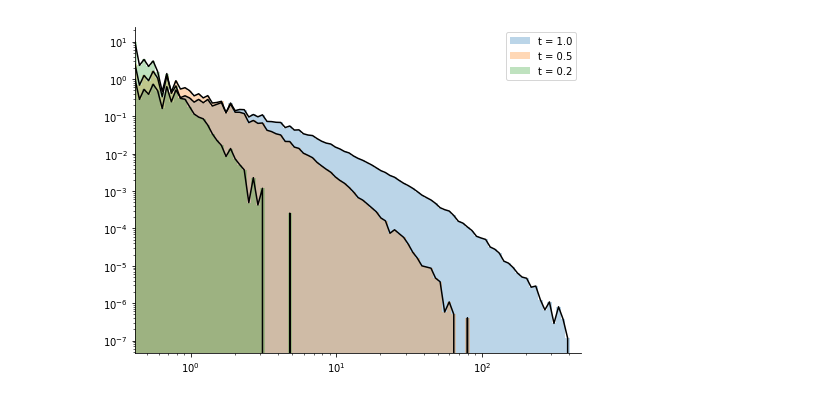
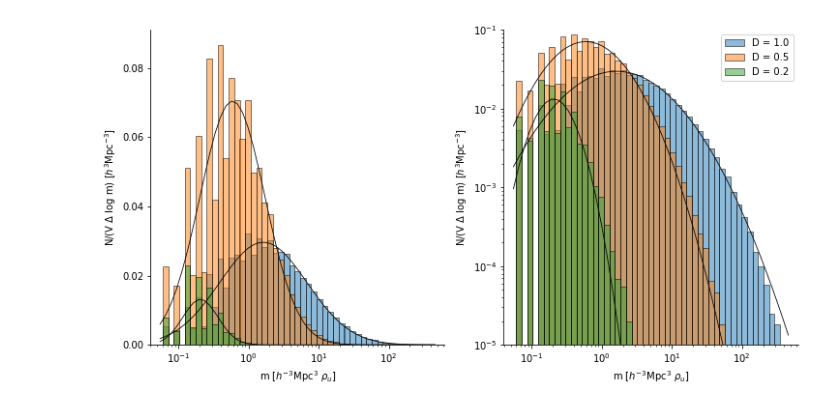
Before and after one commit to jhidding/adhesion-code, a Jupyter notebook: notebooks/Reading_HDF5.ipynb, the cells around one changed output. Cells and saved outputs as stored; diff of their text form; code cells hidden in the pictures.

Commit message:
mass functions, more

```diff
--- a/notebooks/Reading_HDF5.ipynb
+++ b/notebooks/Reading_HDF5.ipynb
@@ -30,26 +30,56 @@ class Mesh:
         return np.concatenate([polygon_to_triangles(p) for p in self.polygons])
 # %%
 nodes = [file[str(s)]["nodes"][:] for s in range(3)]
+# %%
+from scipy.optimize import least_squares
+
+def lognormal(A, mu, sigma):
+    def f(x):
+        y = np.log(x / mu)
+        return A * np.exp(-y**2 / (2 * sigma**2))
+
+    return f
+
+def schechter(A, x_star, gamma):
+    def f(x):
+        y = x / x_star
+        return A * y**gamma * np.exp(-y)
+
+    return f
+
+def q(pars, f, x, y):
+    return f(*pars)(x) - y
 # %%
-bins = np.logspace(-0.4, 2.7, 100)
-fig, ax = plt.subplots(1, 1, figsize=(8, 6))
-ax.set_xscale("log")
-ax.set_yscale("log")
+bins = np.logspace(-1.3, 2.7, 52)
+bin_width = bins[1:] - bins[:-1]
+logbin_width = np.log(bins[1:] / bins[:-1])
 
-x = np.sqrt(bins[:-1]) * np.sqrt(bins[1:])
-t = [0.2, 0.5, 1.0]
-for i in range(3)[::-1]:
-    hist = ax.hist(
-        nodes[i][np.where(nodes[i]['node_type'] == 4)]['mass'],
-        bins=bins,
-        density=True,
-        alpha=0.3,
-        label="t = {}".format(t[i]))
-    ax.plot(x, hist[0], c='k')
-ax.legend()
-ax.set_xlim(x[0], x[-1])
-ax.spines["top"].set_visible(False)
-ax.spines["right"].set_visible(False)
-fig.savefig('mass-functions.pdf', bbox_inches='tight')
+fig, axes = plt.subplots(1, 2, figsize=(12, 6))
+axes[1].set_yscale("log")
+
+for ax in axes:
+    ax.set_xscale("log")
+
+    x = np.sqrt(bins[:-1]) * np.sqrt(bins[1:])
+    t = [0.2, 0.5, 1.0]
+    for i in range(3)[::-1]:
+        m = nodes[i][np.where(nodes[i]['node_type'] == 4)]['mass']
+        hist = np.histogram(m, bins=bins)
+        y = hist[0] / logbin_width / 150.0**3
+        fit = least_squares(q, np.ones(3), args=(lognormal, x, y))
+        ax.bar(x, y, width=bin_width,
+               label="D = {}".format(t[i]), alpha=0.5, edgecolor='k')
+        ax.plot(x, lognormal(*fit.x)(x), c='k', lw=0.8)
+        # ax.plot(x, y, c='k')
+
+    ax.set_xlim(10**-1.4, 10**2.8)
+    ax.spines["top"].set_visible(False)
+    ax.spines["right"].set_visible(False)
+    ax.set_xlabel("m [$h^{-3}{\\rm Mpc}^3\\ \\rho_u$]")
+    ax.set_ylabel("N/(V $\Delta$ log m) [$h^3{\\rm Mpc}^{-3}$]")
+
+axes[1].legend()
+axes[1].set_ylim(1e-5, 1e-1)
+fig.savefig('mass-functions.svg', bbox_inches='tight')
 # %% [output]
-[figure, old version]
+[figure, new version]
```
Also changed, not shown: parts of 5 cells of this notebook, 11 other files.
